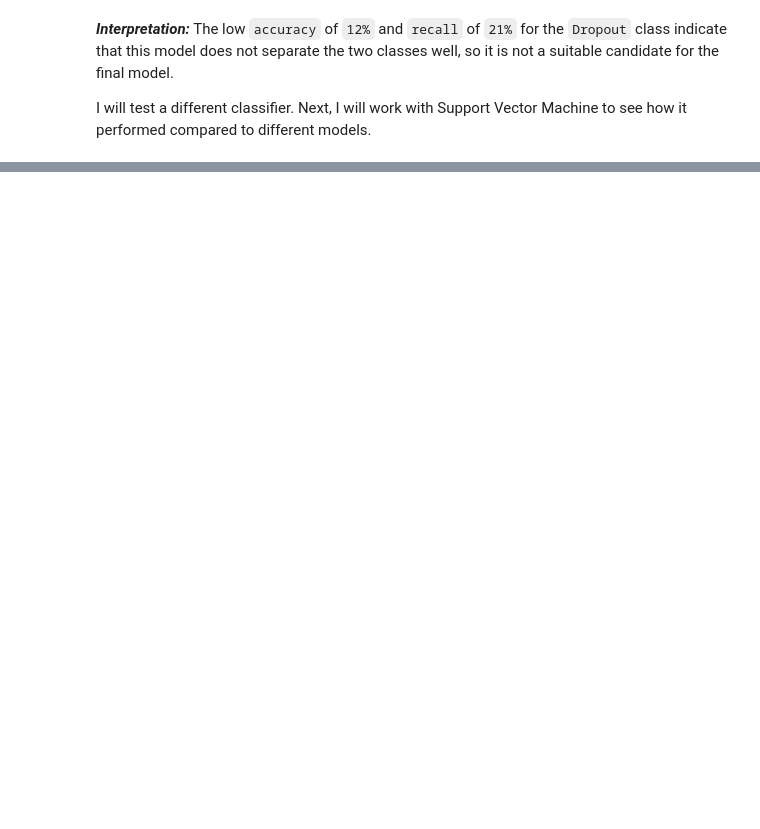
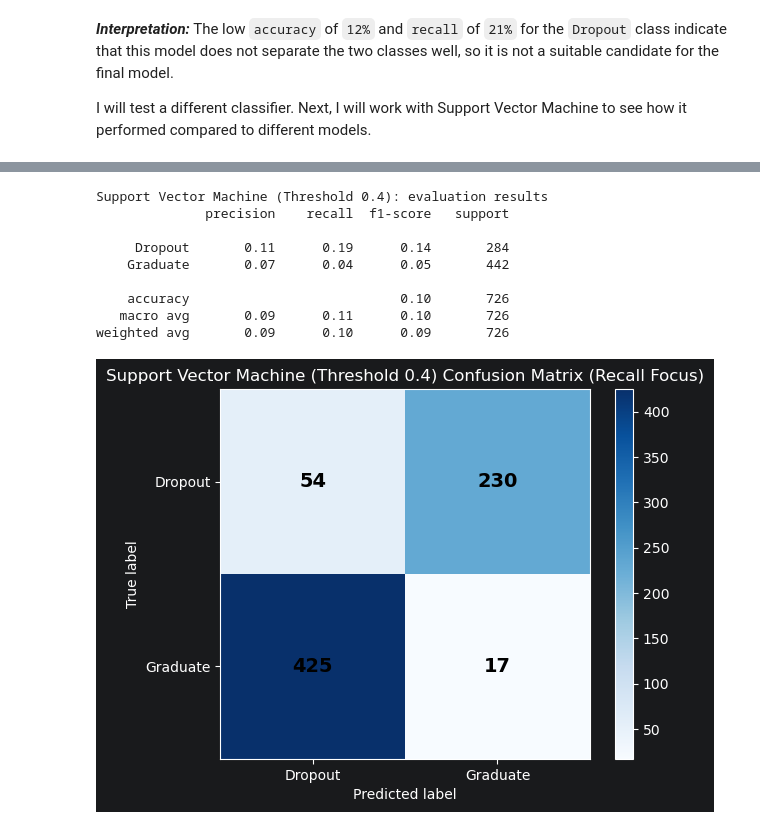
Before and after one commit to weslylaboy/student-outcome-predictor, a Jupyter notebook: notebooks/03_classification_model.ipynb, the cells around one changed output, grey strips where cells are left out. Saved outputs shown, nothing was run; the diff lists cells and outputs as text; code cells hidden in the pictures; blank space fills up the shorter version.

Commit message:
Add Support Vector Machine classifier.

```diff
--- a/notebooks/03_classification_model.ipynb
+++ b/notebooks/03_classification_model.ipynb
@@ -737,0 +751,21 @@ I will test a different classifier. Next, I will work with Support Vector Machin
+# %%
+# pipeline with default SVM
+svm_pipeline = Pipeline(steps=[
+    ('preprocessor', preprocessor),
+    ('svm_model', SVC(random_state=42, class_weight='balanced', probability=True))
+])
+
+svm_pipeline.fit(X_train, y_train)
+
+y_pred_svm = predict_with_threshold(svm_pipeline, X_test, y_test, threshold=0.4, model_name='Support Vector Machine')
+# %% [output]
+Support Vector Machine (Threshold 0.4): evaluation results
+              precision    recall  f1-score   support
+
+     Dropout       0.11      0.19      0.14       284
+    Graduate       0.07      0.04      0.05       442
+
+    accuracy                           0.10       726
+   macro avg       0.09      0.11      0.10       726
+weighted avg       0.09      0.10      0.09       726
+[figure, added]
```
Also changed, not shown: parts of 11 cells of this notebook.
